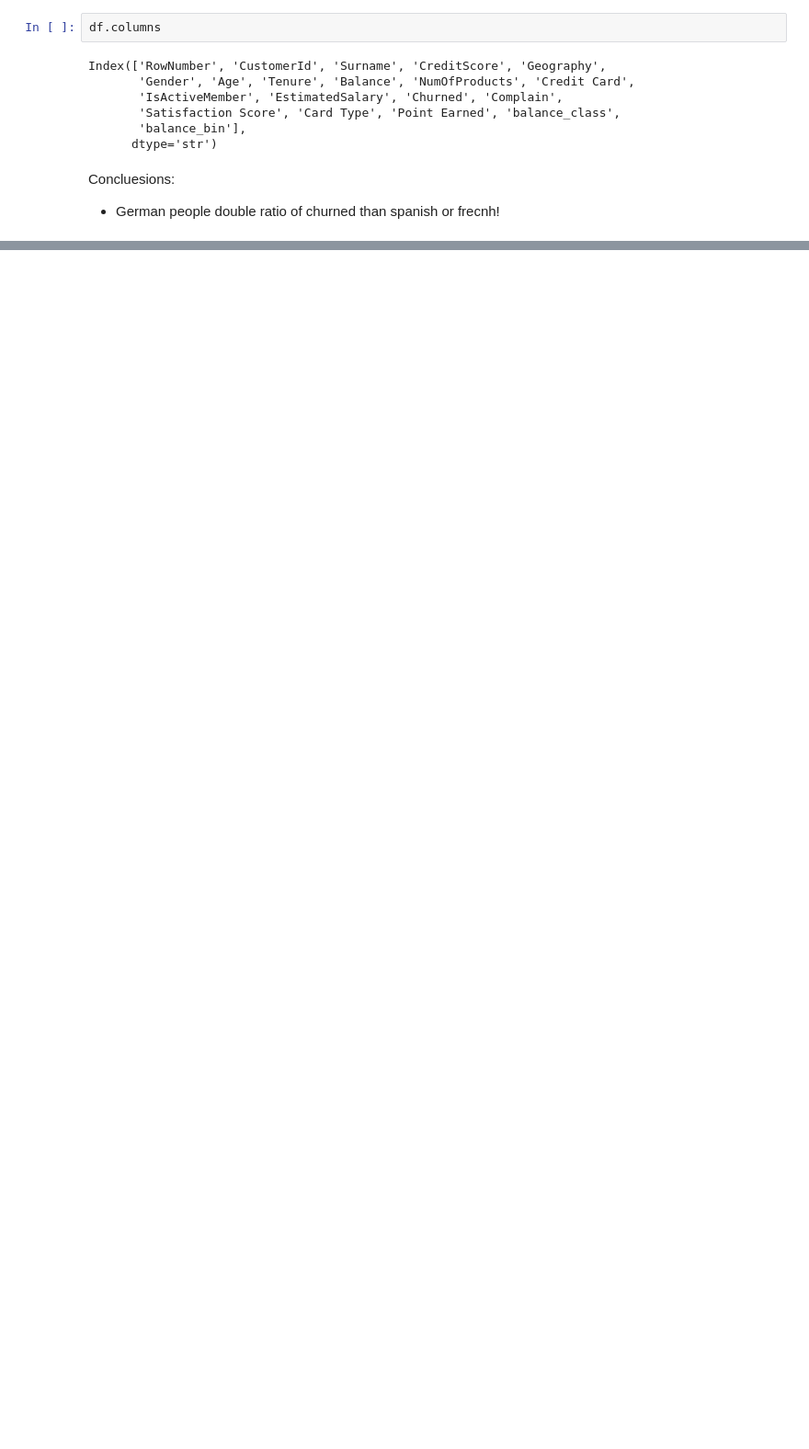
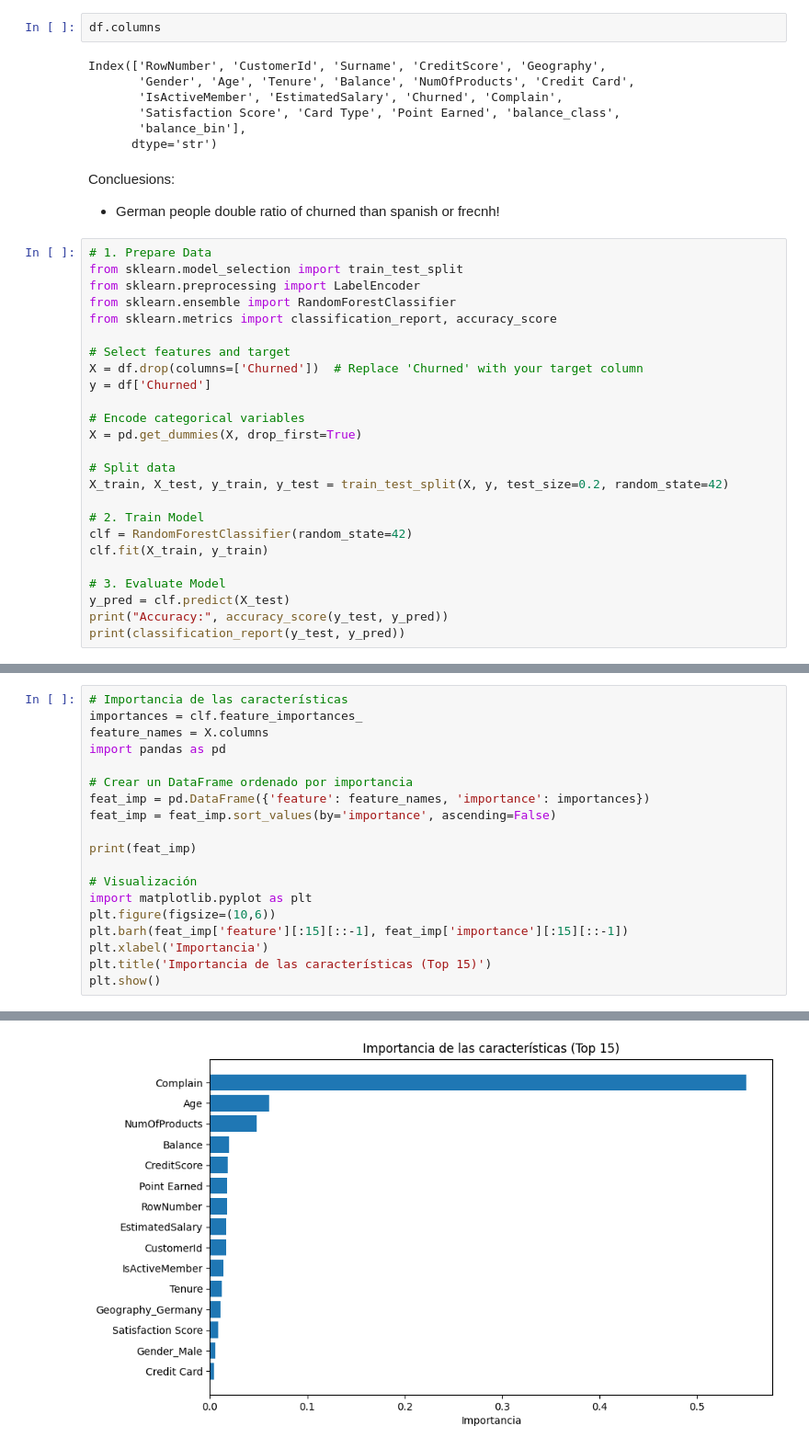
Before and after one commit to MarcHumet/customer_churn_analysis, a Jupyter notebook: customer_churn_eda.ipynb, the cells around one changed output, grey strips where cells are left out. Shown at 92% size. Saved outputs shown, nothing was run; the diff lists cells and outputs as text; blank space fills up the shorter version.

Commit message:
try random forest

```diff
--- a/customer_churn_eda.ipynb
+++ b/customer_churn_eda.ipynb
@@ -543,3 +543,28 @@ Index(['RowNumber', 'CustomerId', 'Surname', 'CreditScore', 'Geography',
 # %% [markdown]
 Concluesions:
 - German people  double ratio of churned than spanish or frecnh!
+# %%
+# 1. Prepare Data
+from sklearn.model_selection import train_test_split
+from sklearn.preprocessing import LabelEncoder
+from sklearn.ensemble import RandomForestClassifier
+from sklearn.metrics import classification_report, accuracy_score
+
+# Select features and target
+X = df.drop(columns=['Churned'])  # Replace 'Churned' with your target column
+y = df['Churned']
+
+# Encode categorical variables
+X = pd.get_dummies(X, drop_first=True)
+
+# Split data
+X_train, X_test, y_train, y_test = train_test_split(X, y, test_size=0.2, random_state=42)
+
+# 2. Train Model
+clf = RandomForestClassifier(random_state=42)
+clf.fit(X_train, y_train)
+
+# 3. Evaluate Model
+y_pred = clf.predict(X_test)
+print("Accuracy:", accuracy_score(y_test, y_pred))
+print(classification_report(y_test, y_pred))
@@ -545,0 +581,20 @@ Concluesions:
+# %%
+# Importancia de las características
+importances = clf.feature_importances_
+feature_names = X.columns
+import pandas as pd
+
+# Crear un DataFrame ordenado por importancia
+feat_imp = pd.DataFrame({'feature': feature_names, 'importance': importances})
+feat_imp = feat_imp.sort_values(by='importance', ascending=False)
+
+print(feat_imp)
+
+# Visualización
+import matplotlib.pyplot as plt
+plt.figure(figsize=(10,6))
+plt.barh(feat_imp['feature'][:15][::-1], feat_imp['importance'][:15][::-1])
+plt.xlabel('Importancia')
+plt.title('Importancia de las características (Top 15)')
+plt.show()
+# %% [output]
@@ -545,0 +615 @@ Concluesions:
+[figure, added]
```
Also changed, not shown: parts of 4 cells of this notebook, 2 other files.
